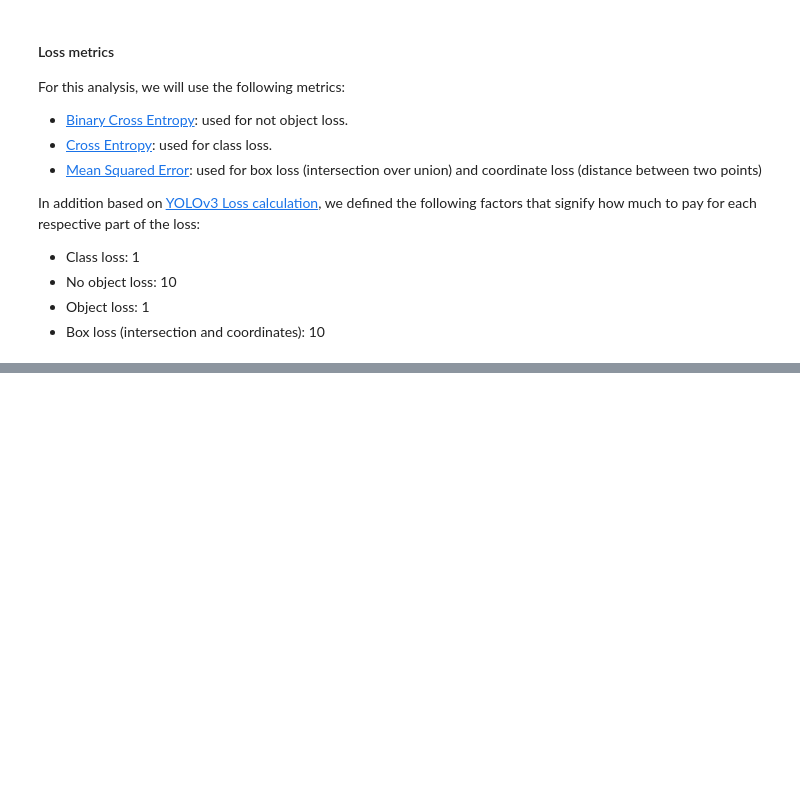
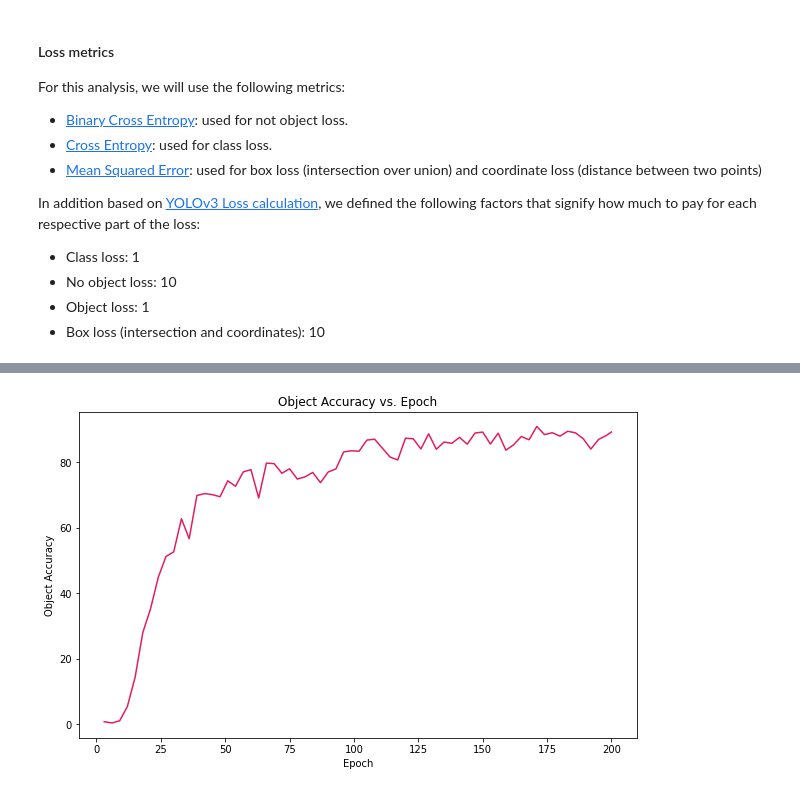
Before and after one commit to enmanuelmag/YOLOv3, a Jupyter notebook: notebooks/metrics.ipynb, the cells around one changed output, grey strips where cells are left out. Cells and saved outputs as stored; diff of their text form; code cells hidden in the pictures; blank space fills up the shorter version.

```diff
--- a/notebooks/metrics.ipynb
+++ b/notebooks/metrics.ipynb
@@ -49,0 +80,10 @@ metrics.head()
+# %%
+plt.figure(figsize=(10, 6))
+oa_plot = sns.lineplot(x='epoch', y='obj_accuracy', data=metrics)
+plt.title('Object Accuracy vs. Epoch')
+plt.xlabel('Epoch')
+plt.ylabel('Object Accuracy')
+oa_plot.lines[0].set_color(COLOR)
+oa_plot.figure.savefig('../img/oa_plot.png', dpi=150)
+# %% [output]
+[figure, added]
```
Also changed, not shown: parts of 8 cells of this notebook, 5 other files.
